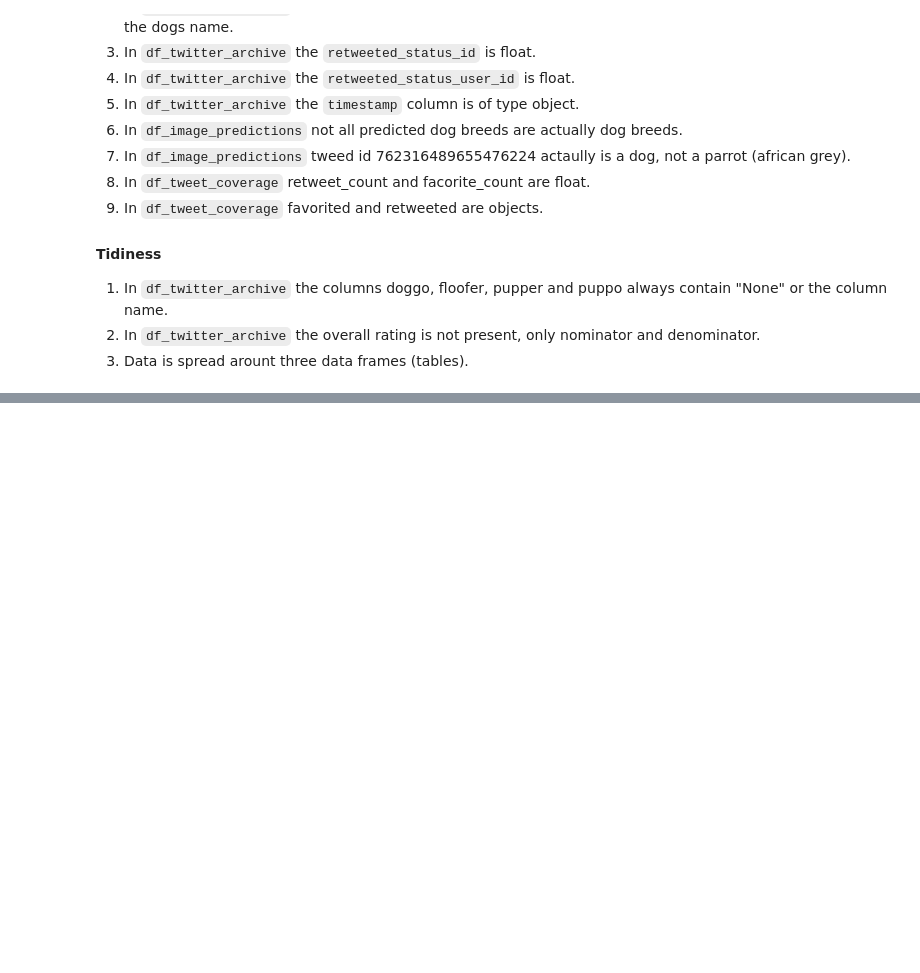
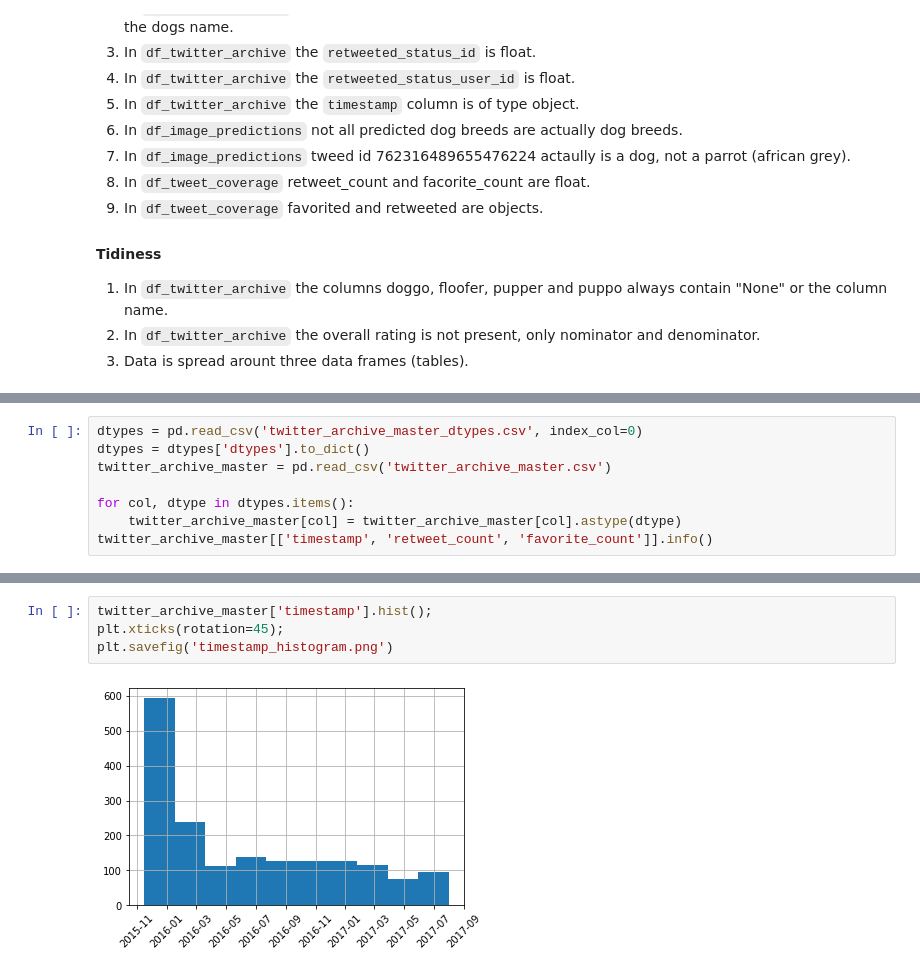
Before and after one commit to schorschie/udacity, a Jupyter notebook: lesson_04/project/wrangle_act.ipynb, the cells around one changed output, grey strips where cells are left out. Saved outputs shown, nothing was run; the diff lists cells and outputs as text; blank space fills up the shorter version.

```diff
--- a/lesson_04/project/wrangle_act.ipynb
+++ b/lesson_04/project/wrangle_act.ipynb
@@ -280,0 +536,8 @@ memory usage: 81.1+ KB
+# %%
+dtypes = pd.read_csv('twitter_archive_master_dtypes.csv', index_col=0)
+dtypes = dtypes['dtypes'].to_dict()
+twitter_archive_master = pd.read_csv('twitter_archive_master.csv')
+
+for col, dtype in dtypes.items():
+    twitter_archive_master[col] = twitter_archive_master[col].astype(dtype)
+twitter_archive_master[['timestamp', 'retweet_count', 'favorite_count']].info()
@@ -280,0 +553,6 @@ memory usage: 81.1+ KB
+# %%
+twitter_archive_master['timestamp'].hist();
+plt.xticks(rotation=45);
+plt.savefig('timestamp_histogram.png')
+# %% [output]
+[figure, added]
```
Also changed, not shown: parts of 50 cells of this notebook, 22 other files.
